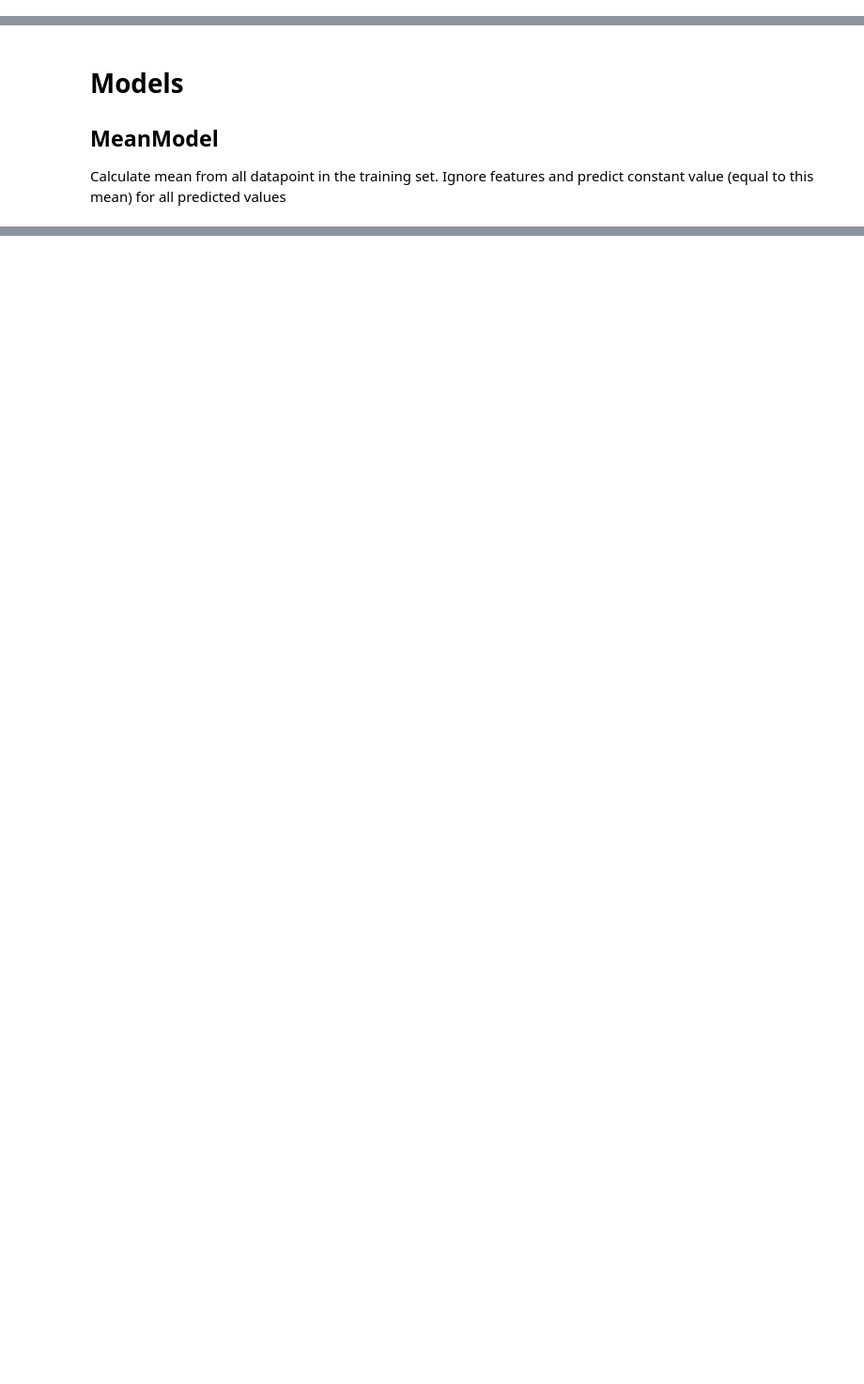
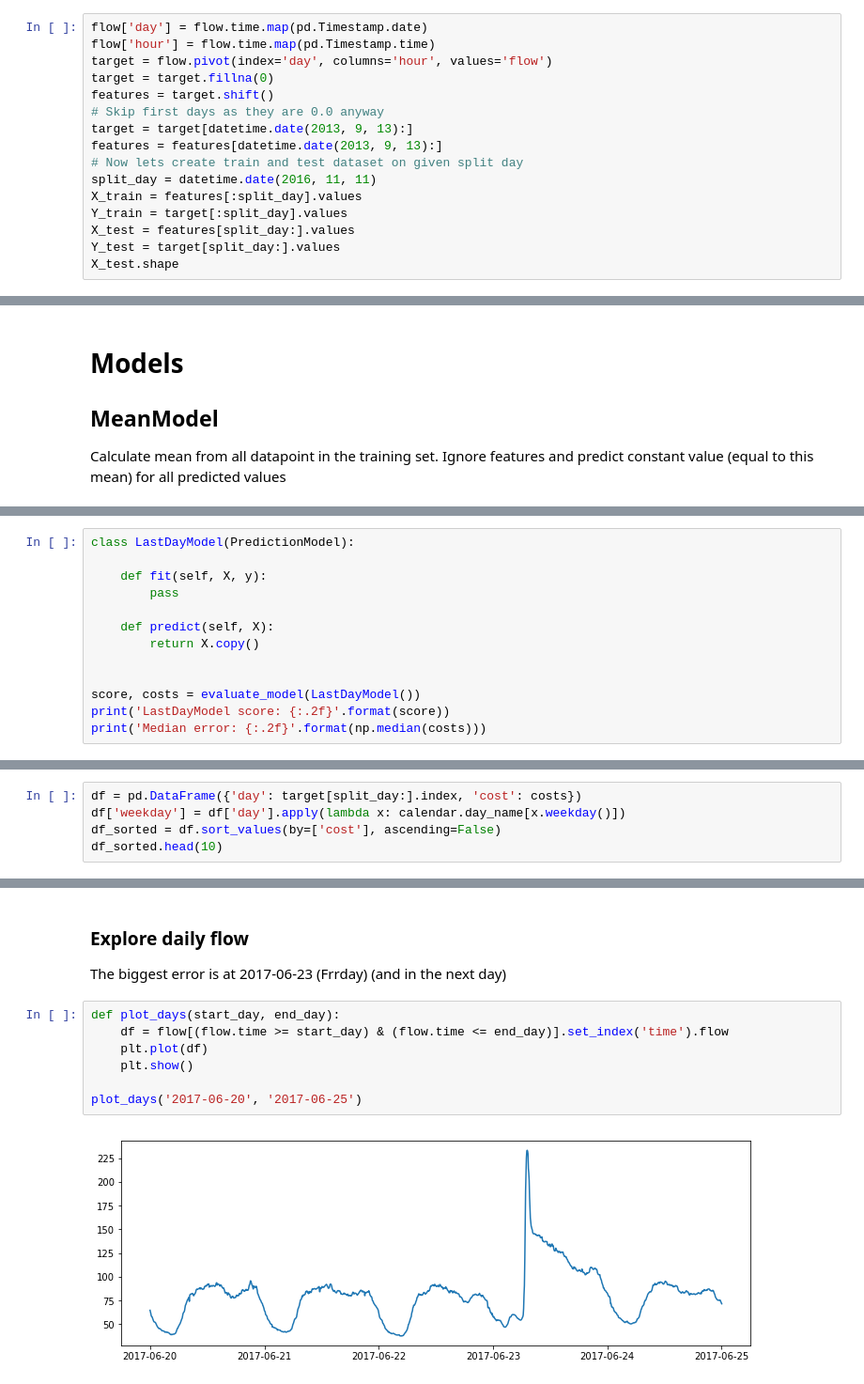
Before and after one commit to carldata/argo, a Jupyter notebook: notebooks/[prediction] project1.ipynb, the cells around one changed output, grey strips where cells are left out. Shown at 94% size. Drawn from its saved outputs; the diff is of its cells as text; blank space fills up the shorter version.

Commit message:
Explore LastDayModel

```diff
--- a/notebooks/[prediction] project1.ipynb
+++ b/notebooks/[prediction] project1.ipynb
@@ -83,0 +70,16 @@ Name: flow, dtype: object
+# %%
+flow['day'] = flow.time.map(pd.Timestamp.date)
+flow['hour'] = flow.time.map(pd.Timestamp.time)
+target = flow.pivot(index='day', columns='hour', values='flow')
+target = target.fillna(0)
+features = target.shift()
+# Skip first days as they are 0.0 anyway
+target = target[datetime.date(2013, 9, 13):]
+features = features[datetime.date(2013, 9, 13):]
+# Now lets create train and test dataset on given split day
+split_day = datetime.date(2016, 11, 11)
+X_train = features[:split_day].values
+Y_train = target[:split_day].values
+X_test = features[split_day:].values
+Y_test = target[split_day:].values
+X_test.shape
@@ -169,0 +147,13 @@ We will evaluate which model is better
+# %%
+class LastDayModel(PredictionModel):
+
+    def fit(self, X, y):
+        pass
+
+    def predict(self, X):
+        return X.copy()
+
+
+score, costs = evaluate_model(LastDayModel())
+print('LastDayModel score: {:.2f}'.format(score))
+print('Median error: {:.2f}'.format(np.median(costs)))
@@ -169,0 +170,5 @@ We will evaluate which model is better
+# %%
+df = pd.DataFrame({'day': target[split_day:].index, 'cost': costs})
+df['weekday'] = df['day'].apply(lambda x: calendar.day_name[x.weekday()])
+df_sorted = df.sort_values(by=['cost'], ascending=False)
+df_sorted.head(10)
@@ -169,0 +187,13 @@ We will evaluate which model is better
+# %% [markdown]
+### Explore daily flow
+
+The biggest error is at 2017-06-23 (Frrday) (and in the next day)
+# %%
+def plot_days(start_day, end_day):
+    df = flow[(flow.time >= start_day) & (flow.time <= end_day)].set_index('time').flow
+    plt.plot(df)
+    plt.show()
+
+plot_days('2017-06-20', '2017-06-25')
+# %% [output]
+[figure, added]
```
Also changed, not shown: parts of 26 cells of this notebook.
